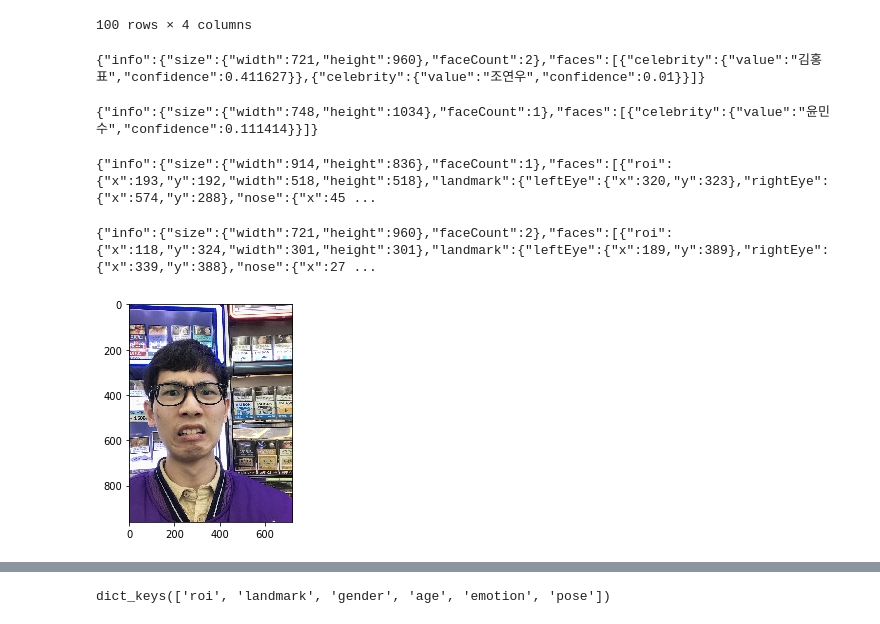
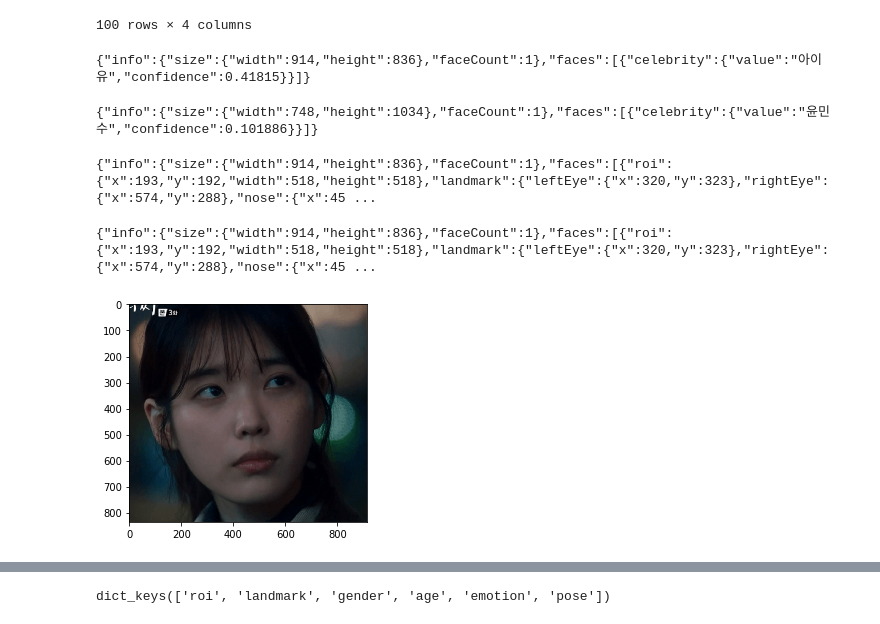
Before and after one commit to nickjw0205/Vacation_SP, a Jupyter notebook: source_code/Day3-3.ipynb, the cells around one changed output, grey strips where cells are left out. Cells and saved outputs as stored; diff of their text form; code cells hidden in the pictures.

```diff
--- a/source_code/Day3-3.ipynb
+++ b/source_code/Day3-3.ipynb
@@ -387,7 +387,7 @@ client_secret = "0uf4bSaSJC"
 
 url = "https://openapi.naver.com/v1/vision/celebrity"
 
-files = {'image': open('../data/face_detection_test_JH3.jpeg','rb')}
+files = {'image': open('../data/face_detection_test_IU.jpg','rb')}
 
 
 headers = {"X-Naver-Client-Id": client_id, "X-Naver-Client-Secret": client_secret}
@@ -400,7 +400,7 @@ if(rescode == 200):
 else:
     print("Error Code:" + rescode)
 # %% [output]
-{"info":{"size":{"width":721,"height":960},"faceCount":2},"faces":[{"celebrity":{"value":"김홍표","confidence":0.411627}},{"celebrity":{"value":"조연우","confidence":0.01}}]}
+{"info":{"size":{"width":914,"height":836},"faceCount":1},"faces":[{"celebrity":{"value":"아이유","confidence":0.41815}}]}
 # %%
 client_id = "PPjV1s7bhkR6K7oR5qSG"
 client_secret = "0uf4bSaSJC"
@@ -413,14 +413,14 @@ files = {'image': open('../data/face_detection_test_PW.jpg','rb')}
 headers = {"X-Naver-Client-Id": client_id, "X-Naver-Client-Secret": client_secret}
 
 response = requests.post(url, files=files, headers=headers)
-rescode = reponse.status_code
+rescode = response.status_code
 if(rescode == 200):
     print(response.text)
 
 else:
     print("Error Code:" + rescode)
 # %% [output]
-{"info":{"size":{"width":748,"height":1034},"faceCount":1},"faces":[{"celebrity":{"value":"윤민수","confidence":0.111414}}]}
+{"info":{"size":{"width":748,"height":1034},"faceCount":1},"faces":[{"celebrity":{"value":"윤민수","confidence":0.101886}}]}
 # %%
 url = "https://openapi.naver.com/v1/vision/face"
 
@@ -441,7 +441,7 @@ else:
 # %%
 url = "https://openapi.naver.com/v1/vision/face"
 
-files = {'image': open('../data/face_detection_test_JH3.jpeg','rb')}
+files = {'image': open('../data/face_detection_test_IU.jpg','rb')}
 
 
 headers = {"X-Naver-Client-Id": client_id, "X-Naver-Client-Secret": client_secret}
@@ -454,7 +454,7 @@ if(rescode == 200):
 else:
     print("Error Code:" + rescode)
 # %% [output]
-{"info":{"size":{"width":721,"height":960},"faceCount":2},"faces":[{"roi":{"x":118,"y":324,"width":301,"height":301},"landmark":{"leftEye":{"x":189,"y":389},"rightEye":{"x":339,"y":388},"nose":{"x":27 ...
+{"info":{"size":{"width":914,"height":836},"faceCount":1},"faces":[{"roi":{"x":193,"y":192,"width":518,"height":518},"landmark":{"leftEye":{"x":320,"y":323},"rightEye":{"x":574,"y":288},"nose":{"x":45 ...
 # %%
 import matplotlib.pyplot as plt
 import matplotlib.image as mpimg
@@ -462,10 +462,10 @@ import matplotlib.patches as patches
 import numpy as np
 %matplotlib inline
 # %%
-img = mpimg.imread('../data/face_detection_test_JH3.jpeg')
+img = mpimg.imread('../data/face_detection_test_IU.jpg')
 imgplot = plt.imshow(img)
 # %% [output]
-[figure, old version]
+[figure, new version]
 # %%
 import json
 detect_result = json.loads(response.text)
```
Also changed, not shown: parts of 13 cells of this notebook.
